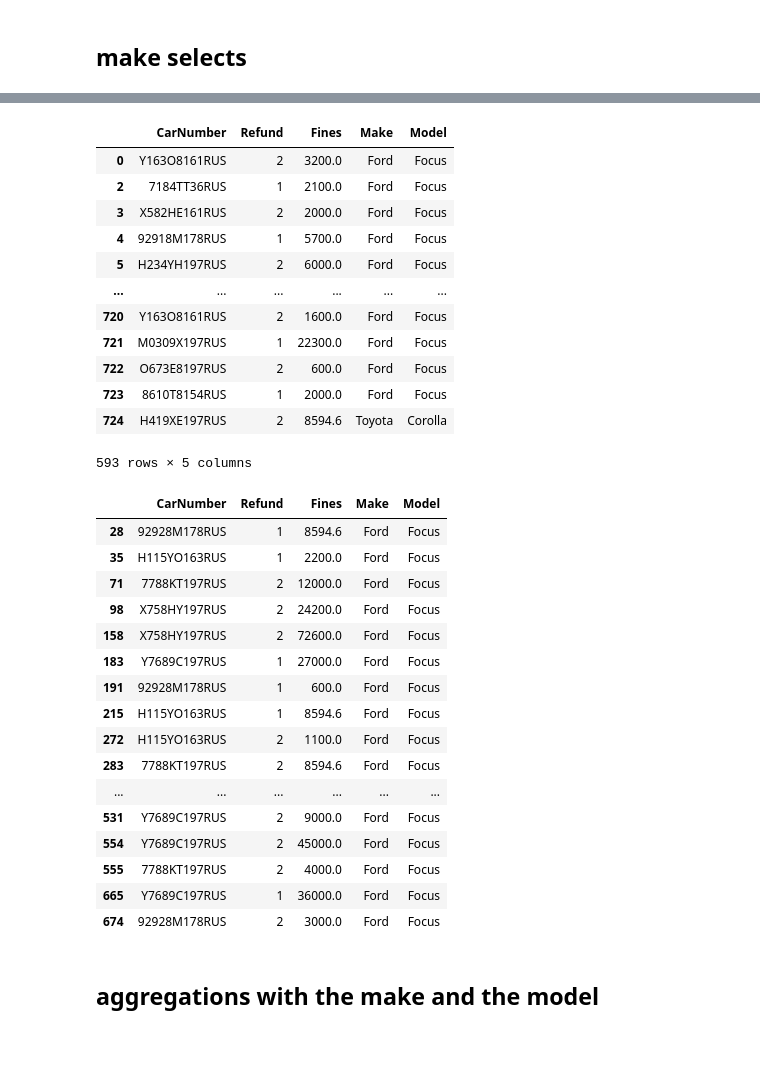
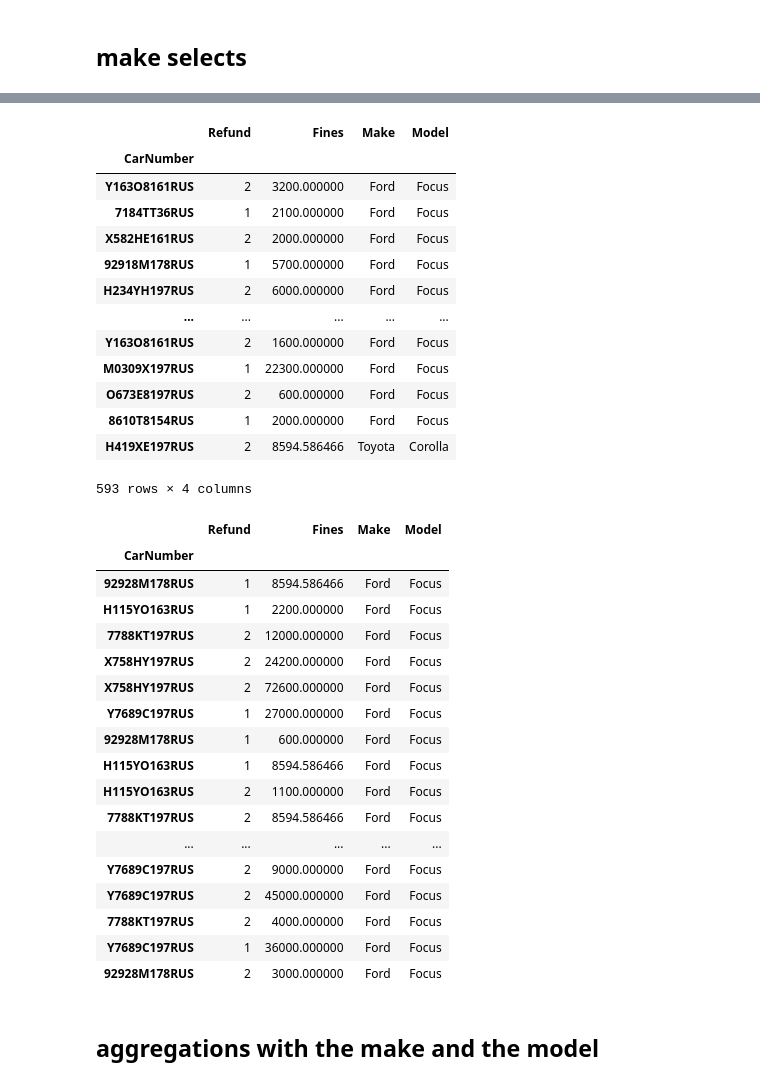
Before and after one commit to greg-gav/Python_DS_42_Picine, a Jupyter notebook: day_05/ex03/selects_n_aggs.ipynb, the cells around one changed output, grey strips where cells are left out. Saved outputs shown, nothing was run; the diff lists cells and outputs as text; code cells hidden in the pictures; blank space fills up the shorter version.

```diff
--- a/day_05/ex03/selects_n_aggs.ipynb
+++ b/day_05/ex03/selects_n_aggs.ipynb
@@ -6,4 +6,4 @@ import pandas as pd
 df = pd.read_json(
     "../data/auto.json",
 )
-df.set_index("CarNumber")
+df = df.set_index("CarNumber", copy=False)
@@ -60,39 +46,41 @@ df.query('Fines > 2100 & Refund == 2')
 # %%
 df.loc[df['Model'].isin(['Focus','Corolla'])]
 # %% [output]
-|  | CarNumber | Refund | Fines | Make | Model |
-| 0 | Y163O8161RUS | 2 | 3200.0 | Ford | Focus |
-| 2 | 7184TT36RUS | 1 | 2100.0 | Ford | Focus |
-| 3 | X582HE161RUS | 2 | 2000.0 | Ford | Focus |
-| 4 | 92918M178RUS | 1 | 5700.0 | Ford | Focus |
-| 5 | H234YH197RUS | 2 | 6000.0 | Ford | Focus |
-| ... | ... | ... | ... | ... | ... |
-| 720 | Y163O8161RUS | 2 | 1600.0 | Ford | Focus |
-| 721 | M0309X197RUS | 1 | 22300.0 | Ford | Focus |
-| 722 | O673E8197RUS | 2 | 600.0 | Ford | Focus |
-| 723 | 8610T8154RUS | 1 | 2000.0 | Ford | Focus |
-| 724 | H419XE197RUS | 2 | 8594.6 | Toyota | Corolla |
+|  | Refund | Fines | Make | Model |
+| CarNumber |  |  |  |  |
+| Y163O8161RUS | 2 | 3200.000000 | Ford | Focus |
+| 7184TT36RUS | 1 | 2100.000000 | Ford | Focus |
+| X582HE161RUS | 2 | 2000.000000 | Ford | Focus |
+| 92918M178RUS | 1 | 5700.000000 | Ford | Focus |
+| H234YH197RUS | 2 | 6000.000000 | Ford | Focus |
+| ... | ... | ... | ... | ... |
+| Y163O8161RUS | 2 | 1600.000000 | Ford | Focus |
+| M0309X197RUS | 1 | 22300.000000 | Ford | Focus |
+| O673E8197RUS | 2 | 600.000000 | Ford | Focus |
+| 8610T8154RUS | 1 | 2000.000000 | Ford | Focus |
+| H419XE197RUS | 2 | 8594.586466 | Toyota | Corolla |
-593 rows × 5 columns
+593 rows × 4 columns
 # %%
-df.loc[df['CarNumber'].isin(['Y7689C197RUS','92928M178RUS','7788KT197RUS','H115YO163RUS','X758HY197RUS'])]
+df.iloc[df.index.isin(['Y7689C197RUS','92928M178RUS','7788KT197RUS','H115YO163RUS','X758HY197RUS'])]
 # %% [output]
-|  | CarNumber | Refund | Fines | Make | Model |
-| 28 | 92928M178RUS | 1 | 8594.6 | Ford | Focus |
-| 35 | H115YO163RUS | 1 | 2200.0 | Ford | Focus |
-| 71 | 7788KT197RUS | 2 | 12000.0 | Ford | Focus |
-| 98 | X758HY197RUS | 2 | 24200.0 | Ford | Focus |
-| 158 | X758HY197RUS | 2 | 72600.0 | Ford | Focus |
-| 183 | Y7689C197RUS | 1 | 27000.0 | Ford | Focus |
-| 191 | 92928M178RUS | 1 | 600.0 | Ford | Focus |
-| 215 | H115YO163RUS | 1 | 8594.6 | Ford | Focus |
-| 272 | H115YO163RUS | 2 | 1100.0 | Ford | Focus |
-| 283 | 7788KT197RUS | 2 | 8594.6 | Ford | Focus |
-| ... | ... | ... | ... | ... | ... |
-| 531 | Y7689C197RUS | 2 | 9000.0 | Ford | Focus |
-| 554 | Y7689C197RUS | 2 | 45000.0 | Ford | Focus |
-| 555 | 7788KT197RUS | 2 | 4000.0 | Ford | Focus |
-| 665 | Y7689C197RUS | 1 | 36000.0 | Ford | Focus |
-| 674 | 92928M178RUS | 2 | 3000.0 | Ford | Focus |
+|  | Refund | Fines | Make | Model |
+| CarNumber |  |  |  |  |
+| 92928M178RUS | 1 | 8594.586466 | Ford | Focus |
+| H115YO163RUS | 1 | 2200.000000 | Ford | Focus |
+| 7788KT197RUS | 2 | 12000.000000 | Ford | Focus |
+| X758HY197RUS | 2 | 24200.000000 | Ford | Focus |
+| X758HY197RUS | 2 | 72600.000000 | Ford | Focus |
+| Y7689C197RUS | 1 | 27000.000000 | Ford | Focus |
+| 92928M178RUS | 1 | 600.000000 | Ford | Focus |
+| H115YO163RUS | 1 | 8594.586466 | Ford | Focus |
+| H115YO163RUS | 2 | 1100.000000 | Ford | Focus |
+| 7788KT197RUS | 2 | 8594.586466 | Ford | Focus |
+| ... | ... | ... | ... | ... |
+| Y7689C197RUS | 2 | 9000.000000 | Ford | Focus |
+| Y7689C197RUS | 2 | 45000.000000 | Ford | Focus |
+| 7788KT197RUS | 2 | 4000.000000 | Ford | Focus |
+| Y7689C197RUS | 1 | 36000.000000 | Ford | Focus |
+| 92928M178RUS | 2 | 3000.000000 | Ford | Focus |
 # %% [markdown]
 ## aggregations with the make and the model
 # %%
```
Also changed, not shown: parts of 6 cells of this notebook, 7 other files.
